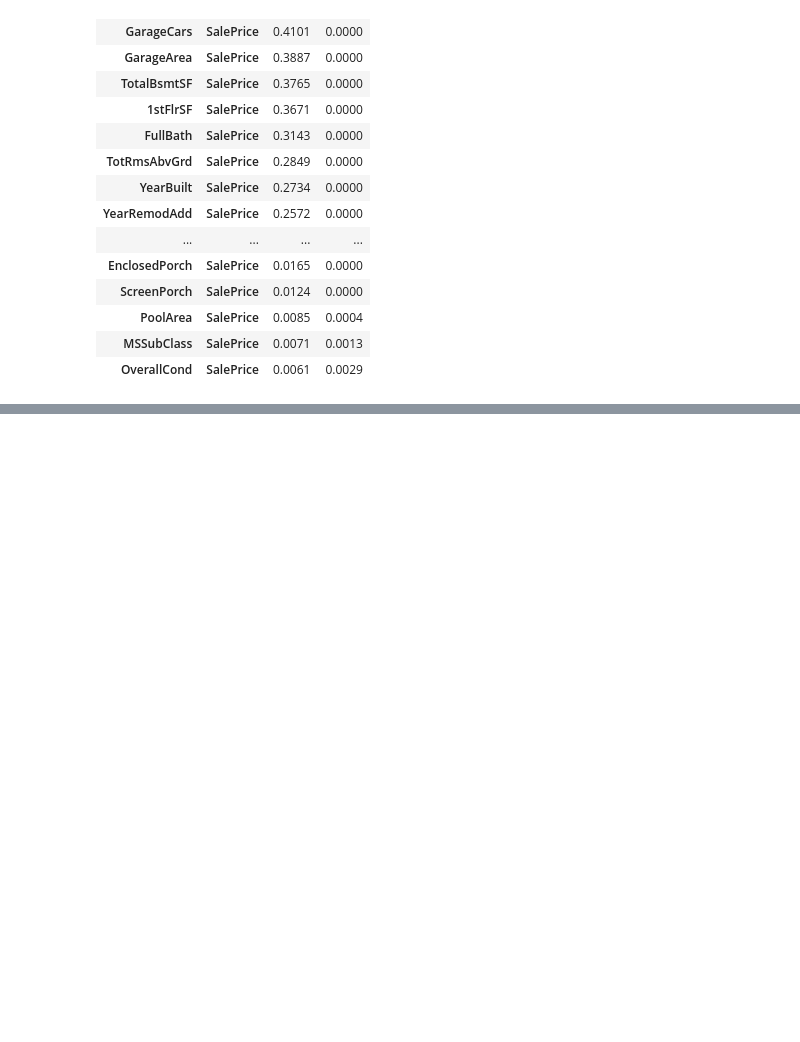
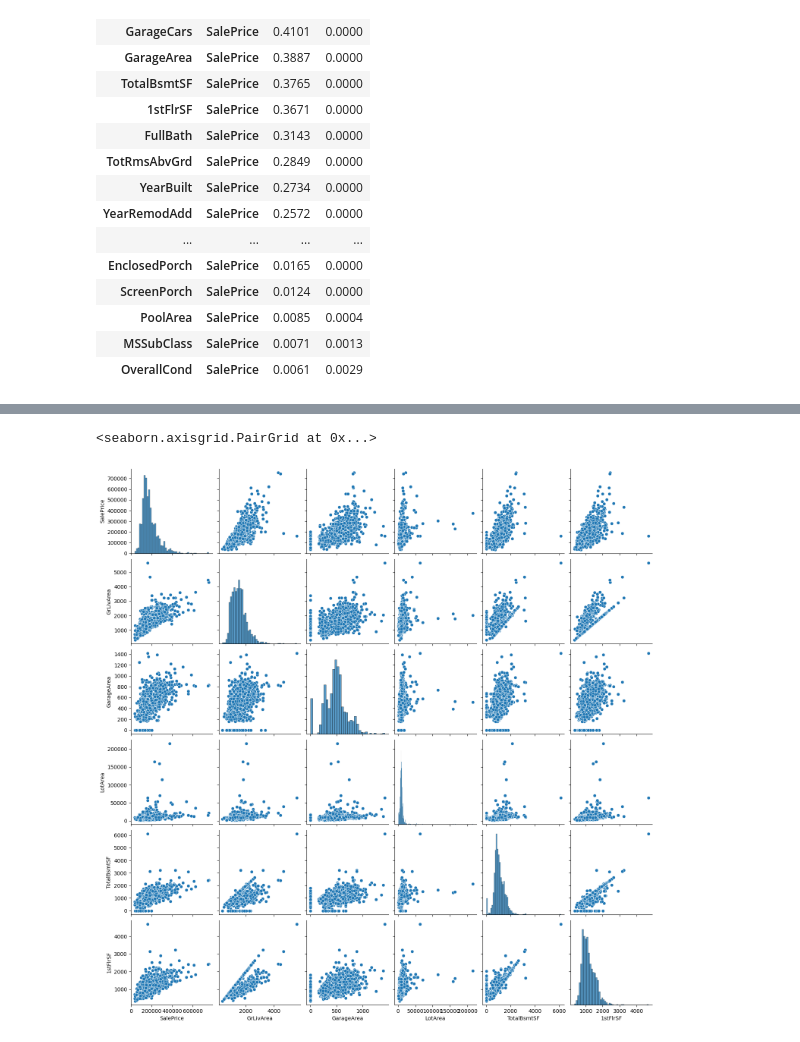
Before and after one commit to joaofauvel/house-prices-competition, a Jupyter notebook: notebooks/house-prices-using-simple-regression-techniques.ipynb, the cells around one changed output, grey strips where cells are left out. Saved outputs shown, nothing was run; the diff lists cells and outputs as text; code cells hidden in the pictures; blank space fills up the shorter version.

```diff
--- a/notebooks/house-prices-using-simple-regression-techniques.ipynb
+++ b/notebooks/house-prices-using-simple-regression-techniques.ipynb
@@ -41,7 +38,7 @@ na_fill_mapping = {
 # %%
 df = (
     pd.read_csv(
-        '/kaggle/input/house-prices-advanced-regression-techniques/train.csv',
+        '../datasets/train.csv',
         index_col=0,
     )
     .fillna(na_fill_mapping)
@@ -171,2 +199,5 @@ cand_cols = corrdf.loc[(slice(None), 'SalePrice'),:].index.get_level_values(leve
 # %%
-sns.pairplot(quantitative_df[cand_cols])
+sns.pairplot(quantitative_df[['SalePrice','GrLivArea','GarageArea','LotArea','TotalBsmtSF','1stFlrSF']])
+# %% [output]
+<seaborn.axisgrid.PairGrid at 0x...>
+[figure, added]
```
Also changed, not shown: parts of 5 cells of this notebook, 1 other file.
